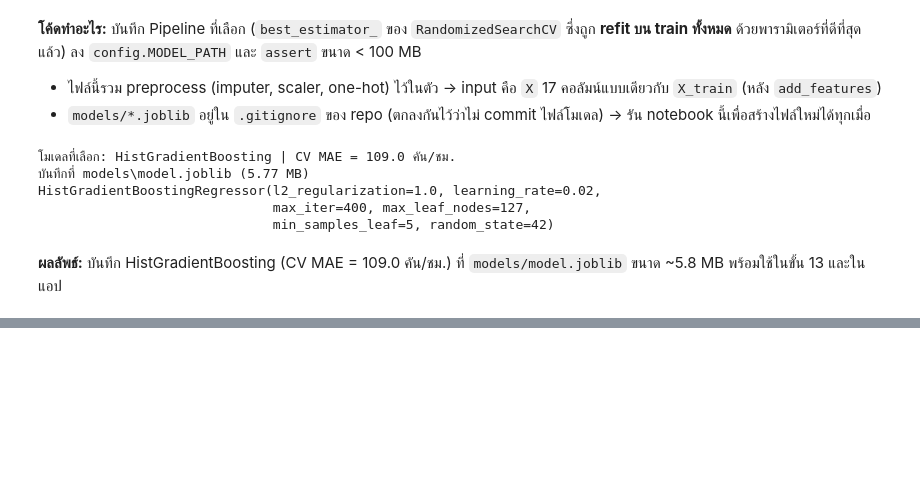
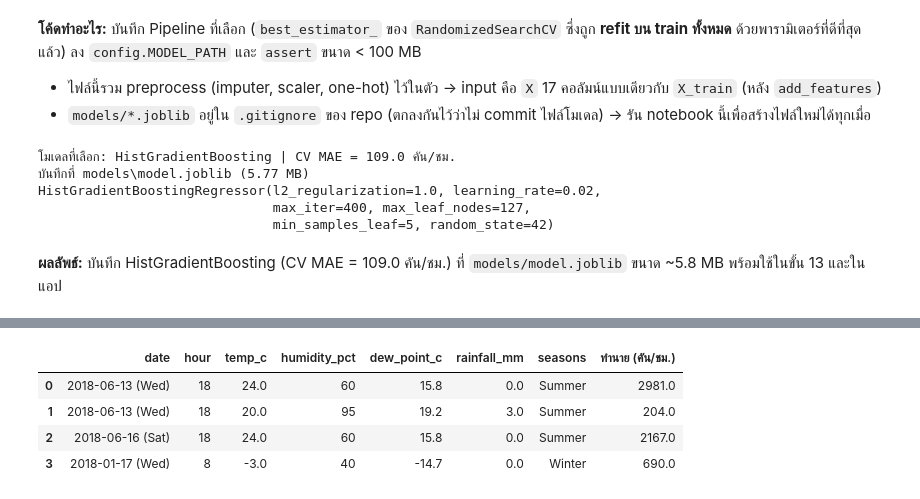
Before and after one commit to Sh080205/seoul-bike-demand, a Jupyter notebook: notebooks/02_modeling.ipynb, the cells around one changed output, grey strips where cells are left out. Cells and saved outputs as stored; diff of their text form; code cells hidden in the pictures; blank space fills up the shorter version.

```diff
--- a/notebooks/02_modeling.ipynb
+++ b/notebooks/02_modeling.ipynb
@@ -1131,0 +1271,28 @@ HistGradientBoostingRegressor(l2_regularization=1.0, learning_rate=0.02,
+# %%
+def dew_point(t, rh):
+    """ย้อนสูตร Magnus (01_eda 4.10): อุณหภูมิ + ความชื้น → dew point (ให้ข้อมูลสมมติสอดคล้องกันทางกายภาพ)"""
+    g = np.log(rh / 100) + 17.625 * t / (243.04 + t)
+    return 243.04 * g / (17.625 - g)
+
+
+scenarios = pd.DataFrame([
+    # date, hour, temp, humidity, wind, visibility, solar, rain, snow, season, holiday
+    ("2018-06-13", 18, 24.0, 60, 1.5, 2000, 0.5, 0.0, 0.0, "Summer", "No Holiday"),   # พุธ เย็น อากาศดี
+    ("2018-06-13", 18, 20.0, 95, 1.5, 300, 0.1, 3.0, 0.0, "Summer", "No Holiday"),    # พุธ เย็น ฝนตก
+    ("2018-06-16", 18, 24.0, 60, 1.5, 2000, 0.5, 0.0, 0.0, "Summer", "No Holiday"),   # เสาร์ เย็น อากาศดี
+    ("2018-01-17", 8, -3.0, 40, 1.5, 2000, 0.1, 0.0, 0.0, "Winter", "No Holiday"),    # พุธ เช้า หนาว
+], columns=["date", "hour", "temp_c", "humidity_pct", "wind_speed_ms", "visibility_10m",
+            "solar_radiation_mj", "rainfall_mm", "snowfall_cm", "seasons", "holiday"])
+scenarios["date"] = pd.to_datetime(scenarios["date"])
+scenarios["dew_point_c"] = dew_point(scenarios["temp_c"], scenarios["humidity_pct"]).round(1)
+scenarios["functioning_day"] = "Yes"
+X_new = add_features(scenarios)[FEATURES]
+scenarios["ทำนาย (คัน/ชม.)"] = np.clip(final_model.predict(X_new), 0, None).round(0)
+scenarios.assign(date=scenarios["date"].dt.strftime("%Y-%m-%d (%a)"))[
+    ["date", "hour", "temp_c", "humidity_pct", "dew_point_c", "rainfall_mm", "seasons", "ทำนาย (คัน/ชม.)"]]
+# %% [output]
+|  | date | hour | temp_c | humidity_pct | dew_point_c | rainfall_mm | seasons | ทำนาย (คัน/ชม.) |
+| 0 | 2018-06-13 (Wed) | 18 | 24.0 | 60 | 15.8 | 0.0 | Summer | 2981.0 |
+| 1 | 2018-06-13 (Wed) | 18 | 20.0 | 95 | 19.2 | 3.0 | Summer | 204.0 |
+| 2 | 2018-06-16 (Sat) | 18 | 24.0 | 60 | 15.8 | 0.0 | Summer | 2167.0 |
+| 3 | 2018-01-17 (Wed) | 8 | -3.0 | 40 | -14.7 | 0.0 | Winter | 690.0 |
```
Also changed, not shown: parts of 20 cells of this notebook, 1 other file.
